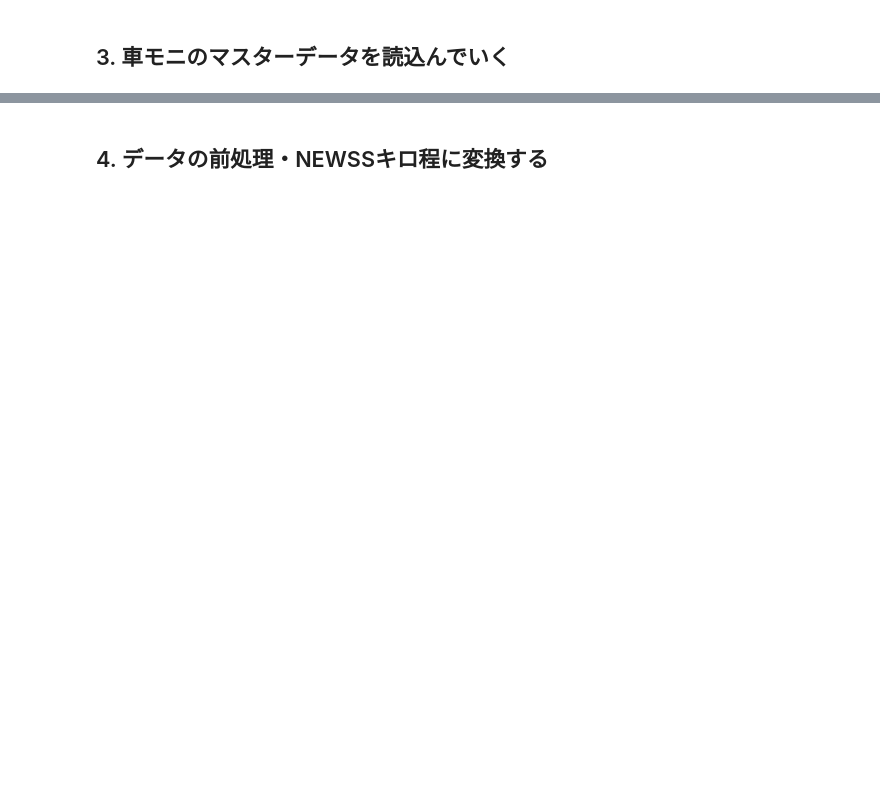
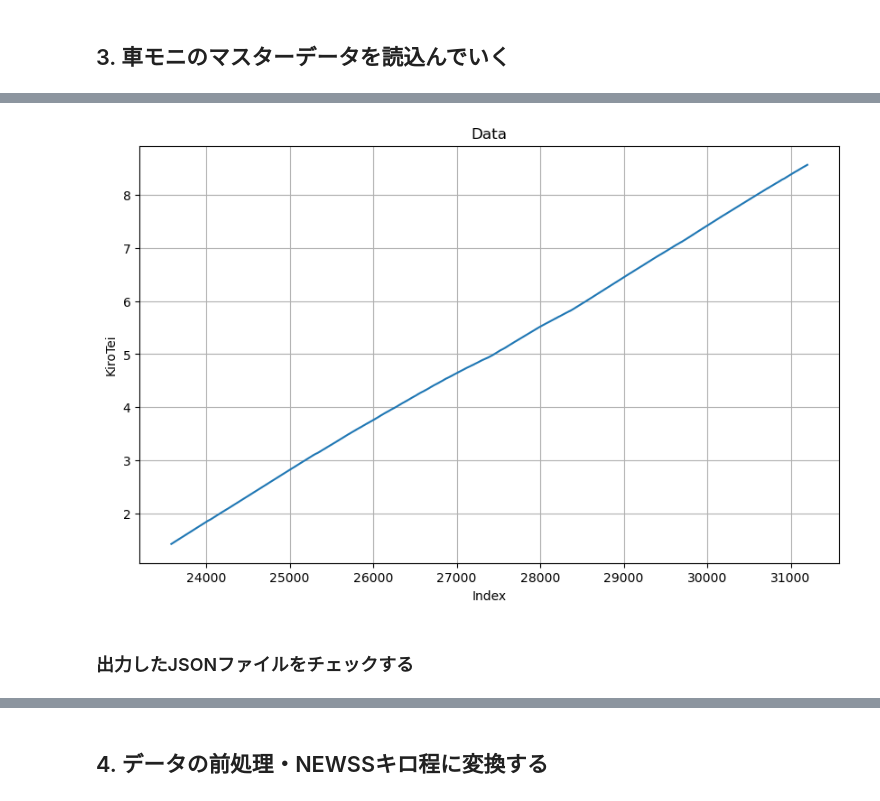
Before and after one commit to esioEptmcDxpt/green-finder, a Jupyter notebook: imgKiro.ipynb, the cells around one changed output, grey strips where cells are left out. Cells and saved outputs as stored; diff of their text form; code cells hidden in the pictures; blank space fills up the shorter version.

Commit message:
20240614
imgKiro (all the way through)

```diff
--- a/imgKiro.ipynb
+++ b/imgKiro.ipynb
@@ -251,0 +345,3 @@ Wall time: 51.2 s
+# %%
+# 走行日・線区ごとのキロ程補正情報の辞書を作成する
+df_tdm, KiroTei_dict = get_KiroTei_dict(config, df_tdm)
@@ -251,0 +420,6 @@ Wall time: 51.2 s
+# %%
+camera_num = config.camera_types[0]
+date = 20230921
+ekicd = 14200
+# df_tdm_temp.query(f"EkiCdDiff{camera_num} == True & SokuteiDate == {date} & EkiCd == {ekicd}")["KiroTei"].iloc[-1]
+df_tdm_temp.query(f"EkiCdDiff{camera_num}.notnull() & SokuteiDate == {date} & EkiCd == {ekicd}")['KiroTei'].iloc[-1]
@@ -251,0 +456,14 @@ Wall time: 51.2 s
+# %%
+SokuteiDate = df_tdm['SokuteiDate'].unique()
+kiro_offset_dict = {}
+print("読み込まれたデータベースに含まれる測定日↓")
+for i, date in enumerate(SokuteiDate):
+    # 線別コードを取得
+    SenbetsuCd = df_tdm[df_tdm['SokuteiDate'] == date]['SenbetsuCd'].unique().item()
+    print(f"{i}> 走行日：{date} 線別：{config.SenbetsuCd[SenbetsuCd]}")
+    pole_kiro_offset = get_Kiro_offset(df_tdm, ref_point, date)
+    kiro_offset_dict[date] = pole_kiro_offset
+print("測定日ごとのキロ程オフセット")
+pprint(kiro_offset_dict)
+
+print("NEWSSキロ程に合うように、キロ程をオフセットしました")
@@ -251,0 +488,3 @@ Wall time: 51.2 s
+# %%
+# NEWSSキロ程を計算して 列`KiroTei_NEWSS`に記録する
+df_tdm = get_Kiro_NEWSS(df_tdm, kiro_offset_dict)
@@ -251,0 +524,17 @@ Wall time: 51.2 s
+# %%
+%matplotlib inline
+import matplotlib.pyplot as plt
+
+data = df_tdm[df_tdm['SokuteiDate']==20230509]['KiroTei'].copy()
+
+plt.figure(figsize=(10, 6))
+data.plot(kind='line')
+plt.title('Data')
+plt.xlabel('Index')
+plt.ylabel('KiroTei')
+plt.grid(True)
+plt.show()
+# %% [output]
+[figure, added]
+# %% [markdown]
+### 出力したJSONファイルをチェックする
```
Also changed, not shown: parts of 67 cells of this notebook.
